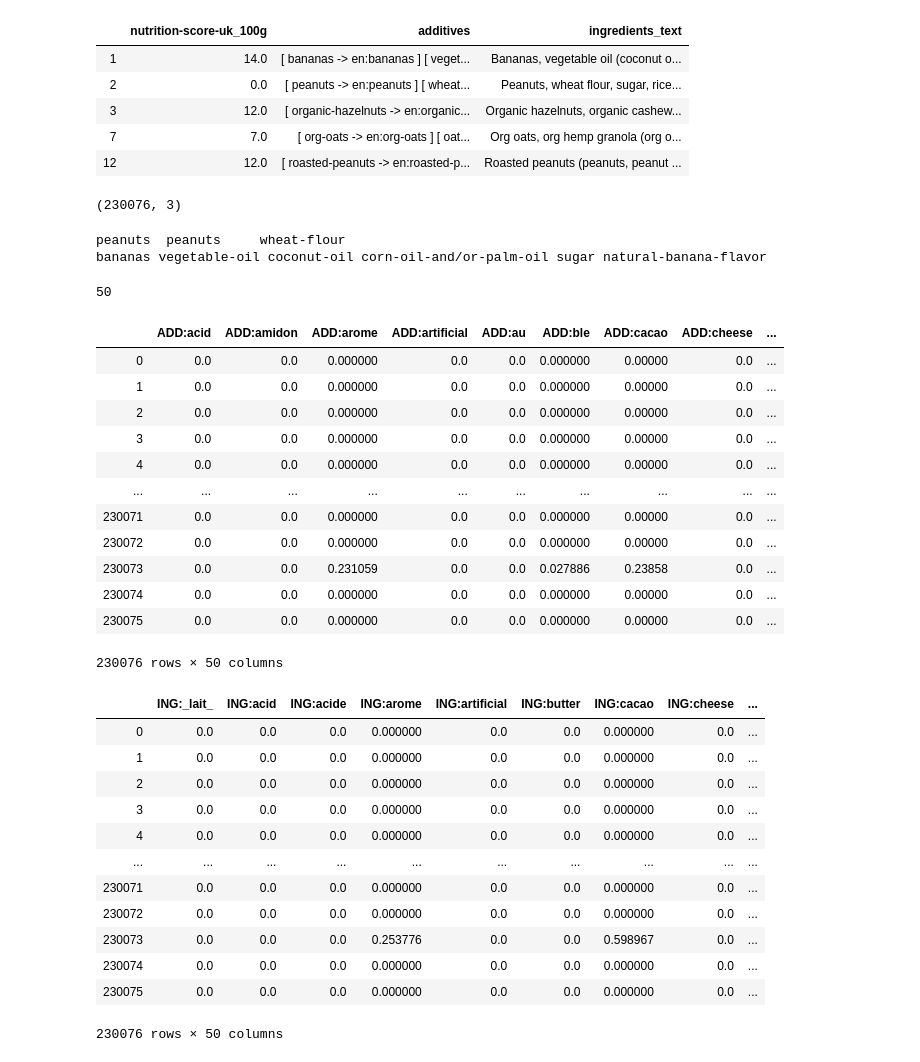
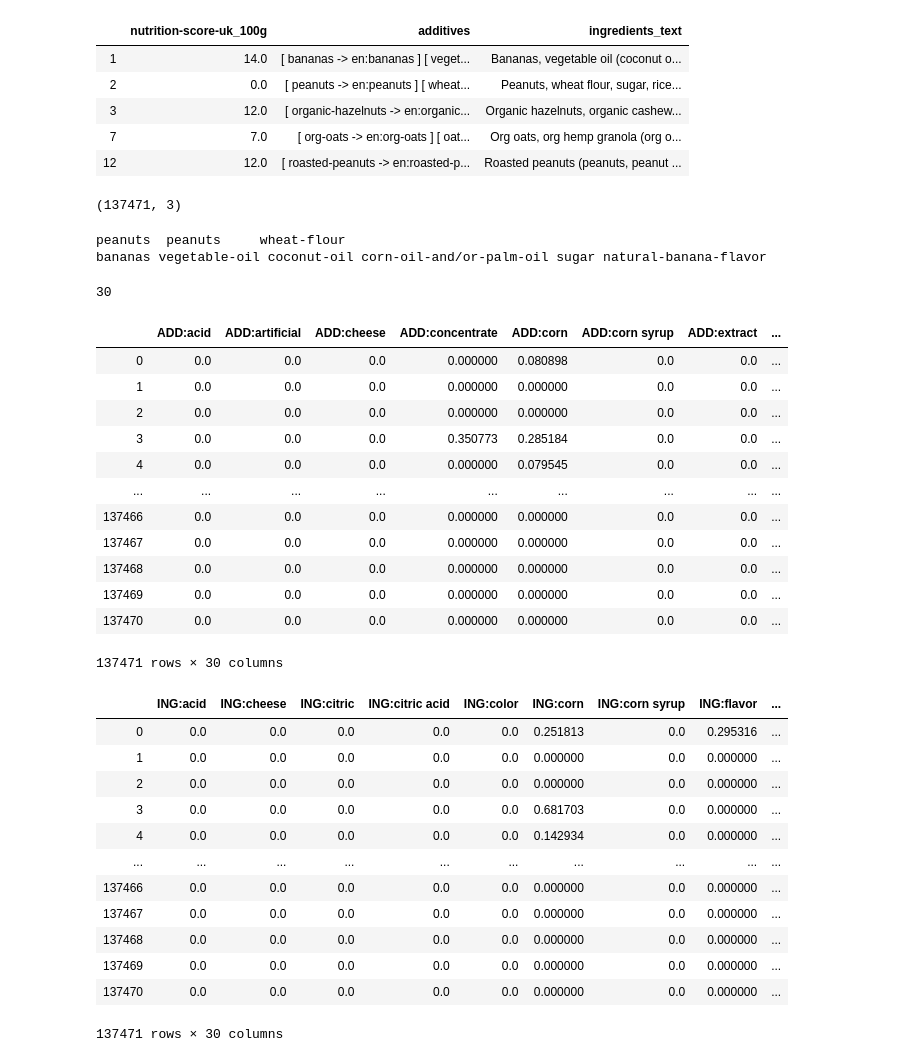
Before and after one commit to gabet2/STAT542, a Jupyter notebook: sguo/2_Supervised.ipynb, the cells around one changed output. Cells and saved outputs as stored; diff of their text form; code cells hidden in the pictures.

```diff
--- a/sguo/2_Supervised.ipynb
+++ b/sguo/2_Supervised.ipynb
@@ -4,6 +5,6 @@ import numpy as np
 # %%
 df = pd.read_csv("../data/en.openfoodfacts.org.products.tsv", sep = "\t")
-
+df = df[df["countries"]=="US"]
 df = df[["nutrition-score-uk_100g", "additives", "ingredients_text"]].dropna()
 # %%
 import sklearn.feature_extraction.text as text
@@ -20,11 +21,12 @@ print(df.shape)
 | 3 | 12.0 | [ organic-hazelnuts -> en:organic... | Organic hazelnuts, organic cashew... |
 | 7 | 7.0 | [ org-oats -> en:org-oats ] [ oat... | Org oats, org hemp granola (org o... |
 | 12 | 12.0 | [ roasted-peanuts -> en:roasted-p... | Roasted peanuts (peanuts, peanut ... |
-(230076, 3)
+(137471, 3)
 # %%
 # import nltk
 # nltk.download('stopwords')
-stop_words = set( stopwords.words('english')+ ['de', 'contains', 's', 'et', 'of', 'en', "fr",'less', 'p'])
+my_stop_words = set( stopwords.words('english')+ \
+                    ['de', 'contains', 's', 'et', 'of', 'en', "fr",'less', 'p', 'exists', 'following', 'ok'])
 
 clean_additives = lambda s: re.sub(r'[^a-z- ]+' , " ", s.lower().replace("en:","").replace("->","")).strip()
 print(clean_additives("[ peanuts -> en:peanuts ] [ wheat-flour ->")  )
@@ -39,33 +41,35 @@ df_clean = df.copy()
 df_clean["additives"] = df_clean["additives"].apply(clean_additives)
 df_clean["ingredients_text"] = df_clean["ingredients_text"].apply(clean_ingre)
 # %%
-vectorizer = text.TfidfVectorizer(strip_accents="unicode",stop_words="english", max_features=50)
+vectorizer = text.TfidfVectorizer(strip_accents="unicode",stop_words=my_stop_words, \
+                                  ngram_range=(1,2),max_features=30)
 vectors = vectorizer.fit_transform(df_clean["additives"])
 feature_names = vectorizer.get_feature_names()
 print(len(feature_names))
 dense = vectors.todense()
 
 feature_names = ["ADD:"+fn for fn in feature_names]
 df_additive_features = pd.DataFrame(dense, columns=feature_names)
 
 display(df_additive_features)
 # %% [output]
-50
+30
-|  | ADD:acid | ADD:amidon | ADD:arome | ADD:artificial | ADD:au | ADD:ble | ADD:cacao | ADD:cheese | ... |
-| 0 | 0.0 | 0.0 | 0.000000 | 0.0 | 0.0 | 0.000000 | 0.00000 | 0.0 | ... |
-| 1 | 0.0 | 0.0 | 0.000000 | 0.0 | 0.0 | 0.000000 | 0.00000 | 0.0 | ... |
-| 2 | 0.0 | 0.0 | 0.000000 | 0.0 | 0.0 | 0.000000 | 0.00000 | 0.0 | ... |
-| 3 | 0.0 | 0.0 | 0.000000 | 0.0 | 0.0 | 0.000000 | 0.00000 | 0.0 | ... |
-| 4 | 0.0 | 0.0 | 0.000000 | 0.0 | 0.0 | 0.000000 | 0.00000 | 0.0 | ... |
-| ... | ... | ... | ... | ... | ... | ... | ... | ... | ... |
-| 230071 | 0.0 | 0.0 | 0.000000 | 0.0 | 0.0 | 0.000000 | 0.00000 | 0.0 | ... |
-| 230072 | 0.0 | 0.0 | 0.000000 | 0.0 | 0.0 | 0.000000 | 0.00000 | 0.0 | ... |
-| 230073 | 0.0 | 0.0 | 0.231059 | 0.0 | 0.0 | 0.027886 | 0.23858 | 0.0 | ... |
-| 230074 | 0.0 | 0.0 | 0.000000 | 0.0 | 0.0 | 0.000000 | 0.00000 | 0.0 | ... |
-| 230075 | 0.0 | 0.0 | 0.000000 | 0.0 | 0.0 | 0.000000 | 0.00000 | 0.0 | ... |
+|  | ADD:acid | ADD:artificial | ADD:cheese | ADD:concentrate | ADD:corn | ADD:corn syrup | ADD:extract | ... |
+| 0 | 0.0 | 0.0 | 0.0 | 0.000000 | 0.080898 | 0.0 | 0.0 | ... |
+| 1 | 0.0 | 0.0 | 0.0 | 0.000000 | 0.000000 | 0.0 | 0.0 | ... |
+| 2 | 0.0 | 0.0 | 0.0 | 0.000000 | 0.000000 | 0.0 | 0.0 | ... |
+| 3 | 0.0 | 0.0 | 0.0 | 0.350773 | 0.285184 | 0.0 | 0.0 | ... |
+| 4 | 0.0 | 0.0 | 0.0 | 0.000000 | 0.079545 | 0.0 | 0.0 | ... |
+| ... | ... | ... | ... | ... | ... | ... | ... | ... |
+| 137466 | 0.0 | 0.0 | 0.0 | 0.000000 | 0.000000 | 0.0 | 0.0 | ... |
+| 137467 | 0.0 | 0.0 | 0.0 | 0.000000 | 0.000000 | 0.0 | 0.0 | ... |
+| 137468 | 0.0 | 0.0 | 0.0 | 0.000000 | 0.000000 | 0.0 | 0.0 | ... |
+| 137469 | 0.0 | 0.0 | 0.0 | 0.000000 | 0.000000 | 0.0 | 0.0 | ... |
+| 137470 | 0.0 | 0.0 | 0.0 | 0.000000 | 0.000000 | 0.0 | 0.0 | ... |
-230076 rows × 50 columns
+137471 rows × 30 columns
 # %%
-vectorizer = text.TfidfVectorizer(strip_accents="unicode",stop_words="english", max_features=50)
+vectorizer = text.TfidfVectorizer(strip_accents="unicode",stop_words=my_stop_words, \
+                                  ngram_range=(1,2),max_features=30)
 vectors = vectorizer.fit_transform(df_clean["ingredients_text"])
 feature_names = vectorizer.get_feature_names()
 # print(len(feature_names))
@@ -76,18 +80,18 @@ df_ingre_features = pd.DataFrame(dense, columns=feature_names)
 
 display(df_ingre_features)
 # %% [output]
-|  | ING:_lait_ | ING:acid | ING:acide | ING:arome | ING:artificial | ING:butter | ING:cacao | ING:cheese | ... |
-| 0 | 0.0 | 0.0 | 0.0 | 0.000000 | 0.0 | 0.0 | 0.000000 | 0.0 | ... |
-| 1 | 0.0 | 0.0 | 0.0 | 0.000000 | 0.0 | 0.0 | 0.000000 | 0.0 | ... |
-| 2 | 0.0 | 0.0 | 0.0 | 0.000000 | 0.0 | 0.0 | 0.000000 | 0.0 | ... |
-| 3 | 0.0 | 0.0 | 0.0 | 0.000000 | 0.0 | 0.0 | 0.000000 | 0.0 | ... |
-| 4 | 0.0 | 0.0 | 0.0 | 0.000000 | 0.0 | 0.0 | 0.000000 | 0.0 | ... |
+|  | ING:acid | ING:cheese | ING:citric | ING:citric acid | ING:color | ING:corn | ING:corn syrup | ING:flavor | ... |
+| 0 | 0.0 | 0.0 | 0.0 | 0.0 | 0.0 | 0.251813 | 0.0 | 0.295316 | ... |
+| 1 | 0.0 | 0.0 | 0.0 | 0.0 | 0.0 | 0.000000 | 0.0 | 0.000000 | ... |
+| 2 | 0.0 | 0.0 | 0.0 | 0.0 | 0.0 | 0.000000 | 0.0 | 0.000000 | ... |
+| 3 | 0.0 | 0.0 | 0.0 | 0.0 | 0.0 | 0.681703 | 0.0 | 0.000000 | ... |
+| 4 | 0.0 | 0.0 | 0.0 | 0.0 | 0.0 | 0.142934 | 0.0 | 0.000000 | ... |
 | ... | ... | ... | ... | ... | ... | ... | ... | ... | ... |
-| 230071 | 0.0 | 0.0 | 0.0 | 0.000000 | 0.0 | 0.0 | 0.000000 | 0.0 | ... |
-| 230072 | 0.0 | 0.0 | 0.0 | 0.000000 | 0.0 | 0.0 | 0.000000 | 0.0 | ... |
-| 230073 | 0.0 | 0.0 | 0.0 | 0.253776 | 0.0 | 0.0 | 0.598967 | 0.0 | ... |
-| 230074 | 0.0 | 0.0 | 0.0 | 0.000000 | 0.0 | 0.0 | 0.000000 | 0.0 | ... |
-| 230075 | 0.0 | 0.0 | 0.0 | 0.000000 | 0.0 | 0.0 | 0.000000 | 0.0 | ... |
+| 137466 | 0.0 | 0.0 | 0.0 | 0.0 | 0.0 | 0.000000 | 0.0 | 0.000000 | ... |
+| 137467 | 0.0 | 0.0 | 0.0 | 0.0 | 0.0 | 0.000000 | 0.0 | 0.000000 | ... |
+| 137468 | 0.0 | 0.0 | 0.0 | 0.0 | 0.0 | 0.000000 | 0.0 | 0.000000 | ... |
+| 137469 | 0.0 | 0.0 | 0.0 | 0.0 | 0.0 | 0.000000 | 0.0 | 0.000000 | ... |
+| 137470 | 0.0 | 0.0 | 0.0 | 0.0 | 0.0 | 0.000000 | 0.0 | 0.000000 | ... |
-230076 rows × 50 columns
+137471 rows × 30 columns
 # %%
 df_features = pd.concat([df_additive_features, df_ingre_features], axis=1)
```
Also changed, not shown: parts of 17 cells of this notebook, 1 other file.
